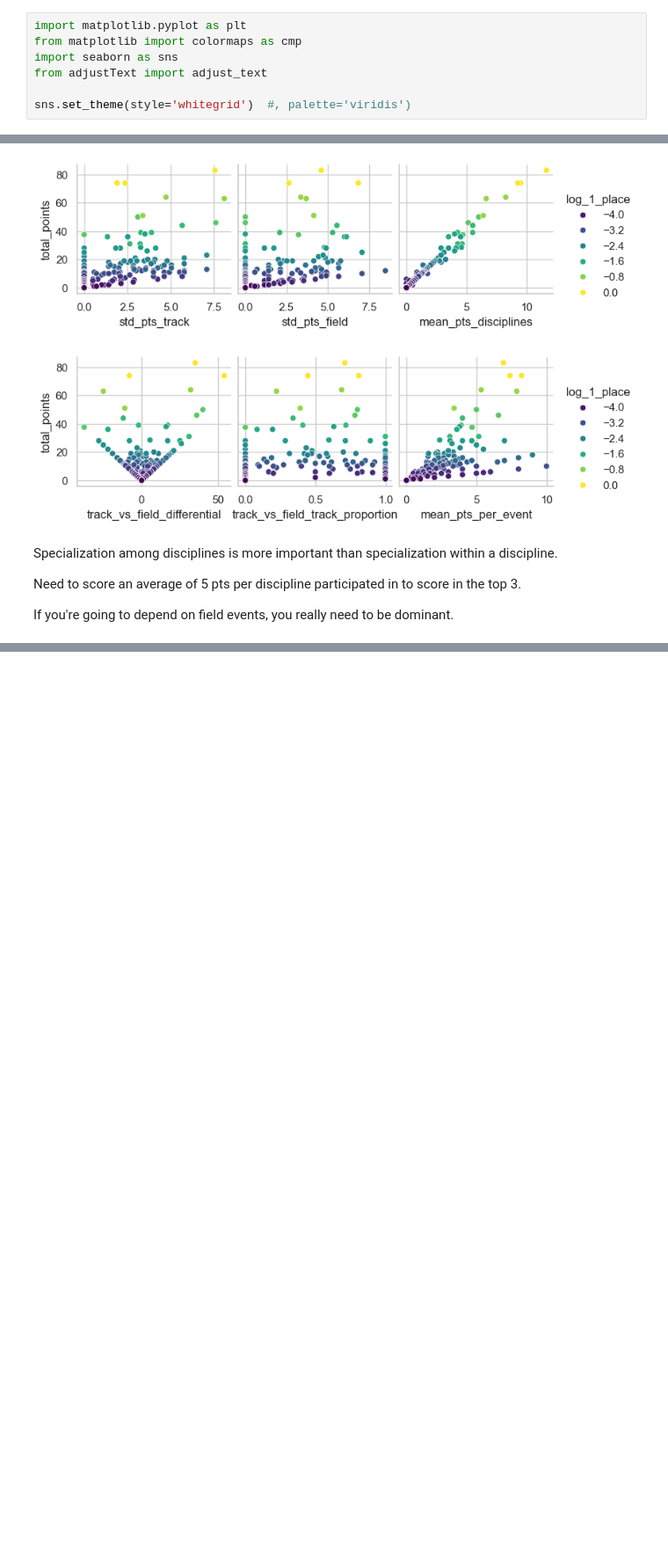
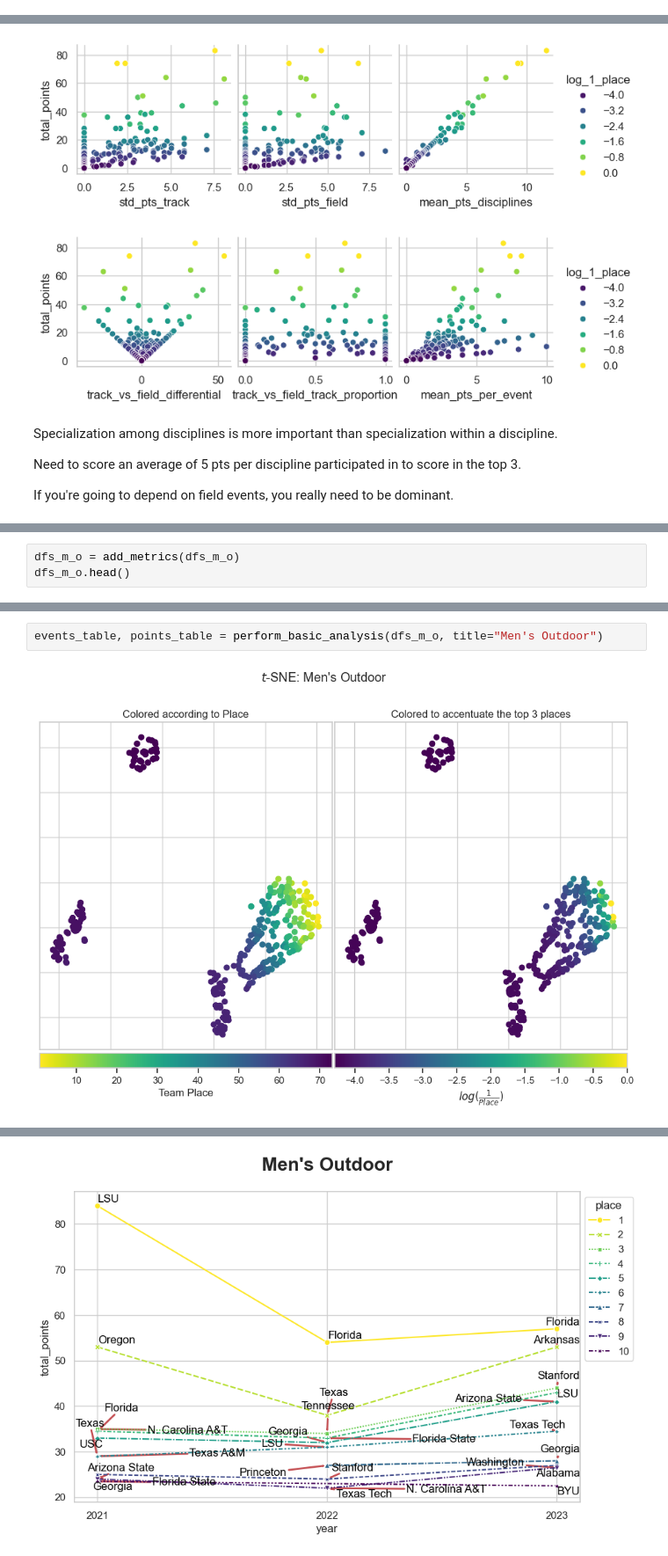
Before and after one commit to mitchellggreenhalgh/ncaa-championships, a Jupyter notebook: ncaa_championships_team_analysis.ipynb, the cells around one changed output, grey strips where cells are left out. Shown at 88% size. Cells and saved outputs as stored; diff of their text form; blank space fills up the shorter version.

```diff
--- a/ncaa_championships_team_analysis.ipynb
+++ b/ncaa_championships_team_analysis.ipynb
@@ -240,7 +9,0 @@ dfs_f_o = add_metrics(dfs_f_o)
-# %%
-import matplotlib.pyplot as plt
-from matplotlib import colormaps as cmp
-import seaborn as sns
-from adjustText import adjust_text
-
-sns.set_theme(style='whitegrid')  #, palette='viridis')
@@ -613,0 +383,3 @@ If you're going to depend on field events, you really need to be dominant.
+# %%
+dfs_m_o = add_metrics(dfs_m_o)
+dfs_m_o.head()
@@ -613,0 +394,4 @@ If you're going to depend on field events, you really need to be dominant.
+# %%
+events_table, points_table = perform_basic_analysis(dfs_m_o, title="Men's Outdoor")
+# %% [output]
+[figure, added]
@@ -613,0 +400 @@ If you're going to depend on field events, you really need to be dominant.
+[figure, added]
```
Also changed, not shown: parts of 23 cells of this notebook, 5 other files.
